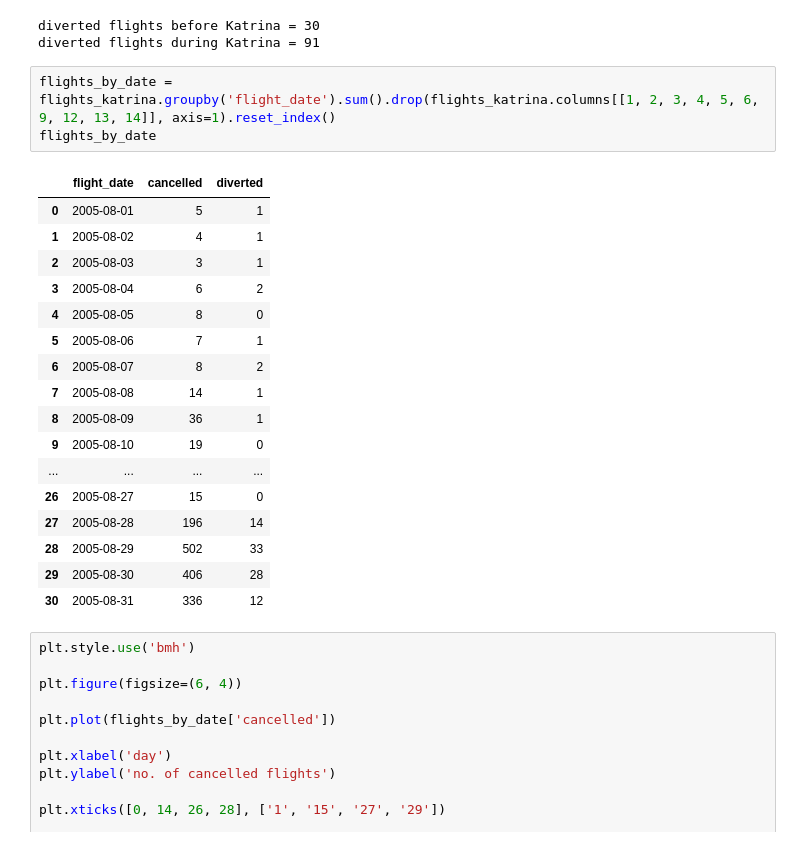
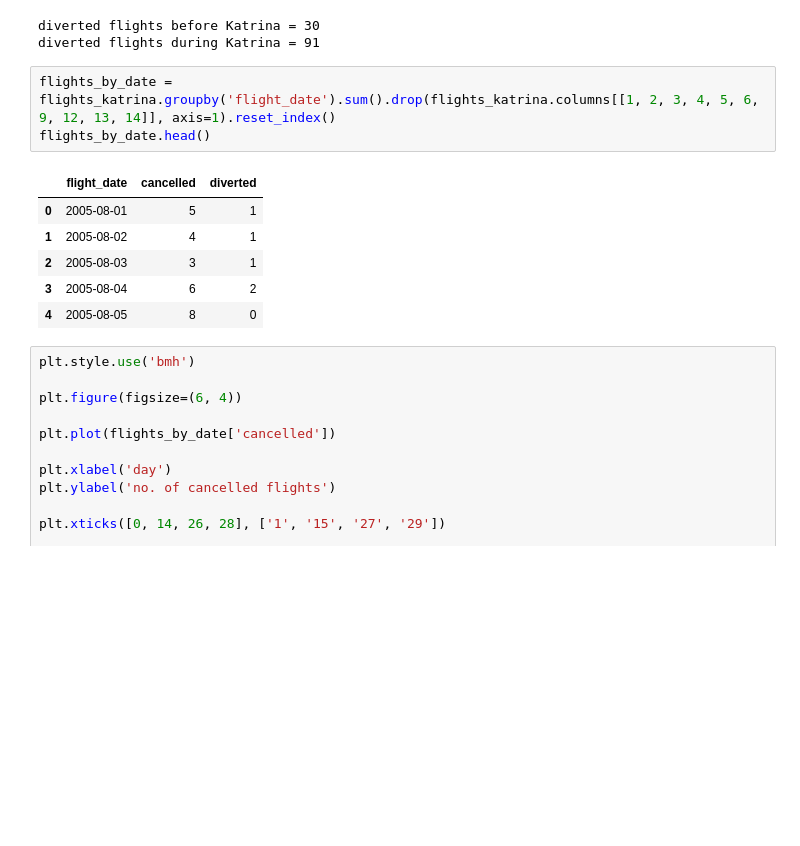
Before and after one commit to DanielSchuster259/sql-api-project-weather-flights, a Jupyter notebook: Master.ipynb, the cells around one changed output. Saved outputs shown, nothing was run; the diff lists cells and outputs as text; blank space fills up the shorter version.

```diff
--- a/Master.ipynb
+++ b/Master.ipynb
@@ -291,25 +352,14 @@ diverted flights before Katrina = 30
 diverted flights during Katrina = 91
 # %%
 flights_by_date = flights_katrina.groupby('flight_date').sum().drop(flights_katrina.columns[[1, 2, 3, 4, 5, 6, 9, 12, 13, 14]], axis=1).reset_index()
-flights_by_date
+flights_by_date.head()
 # %% [output]
 |  | flight_date | cancelled | diverted |
 | 0 | 2005-08-01 | 5 | 1 |
 | 1 | 2005-08-02 | 4 | 1 |
 | 2 | 2005-08-03 | 3 | 1 |
 | 3 | 2005-08-04 | 6 | 2 |
 | 4 | 2005-08-05 | 8 | 0 |
-| 5 | 2005-08-06 | 7 | 1 |
-| 6 | 2005-08-07 | 8 | 2 |
-| 7 | 2005-08-08 | 14 | 1 |
-| 8 | 2005-08-09 | 36 | 1 |
-| 9 | 2005-08-10 | 19 | 0 |
-| ... | ... | ... | ... |
-| 26 | 2005-08-27 | 15 | 0 |
-| 27 | 2005-08-28 | 196 | 14 |
-| 28 | 2005-08-29 | 502 | 33 |
-| 29 | 2005-08-30 | 406 | 28 |
-| 30 | 2005-08-31 | 336 | 12 |
 # %%
 plt.style.use('bmh')
 
```
Also changed, not shown: parts of 14 cells of this notebook, 5 other files.
